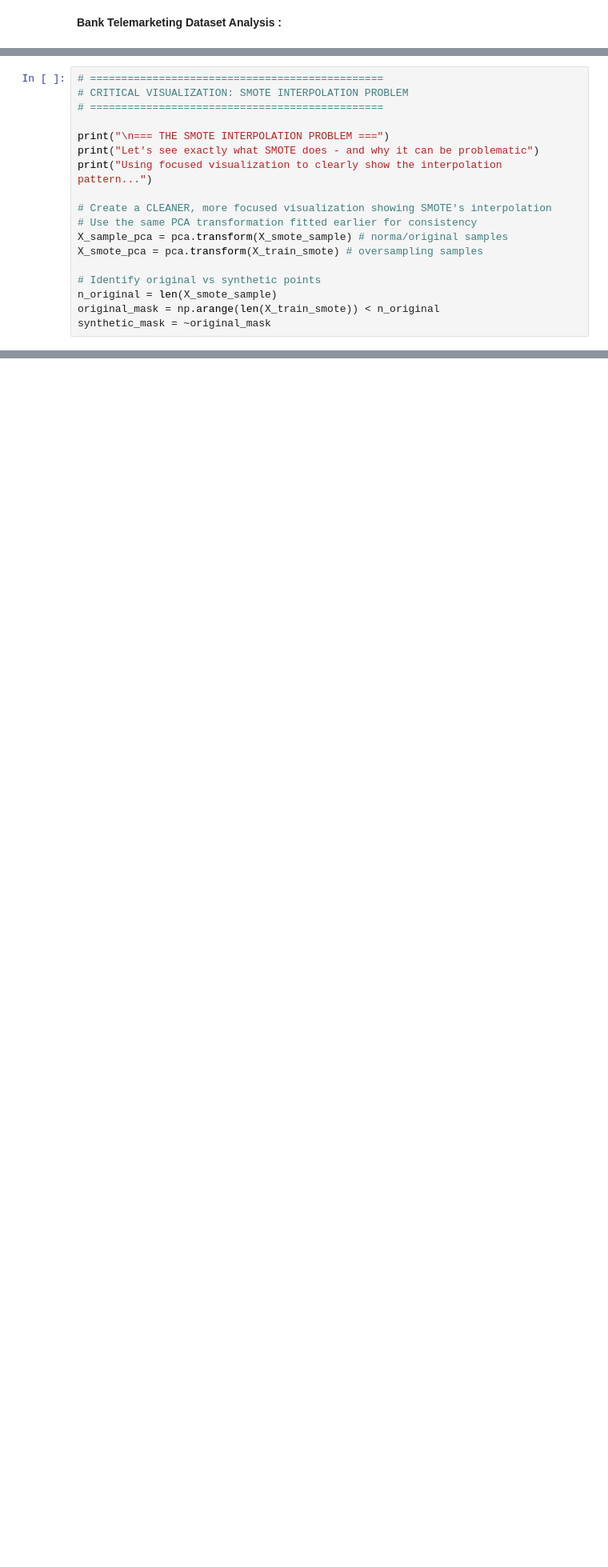
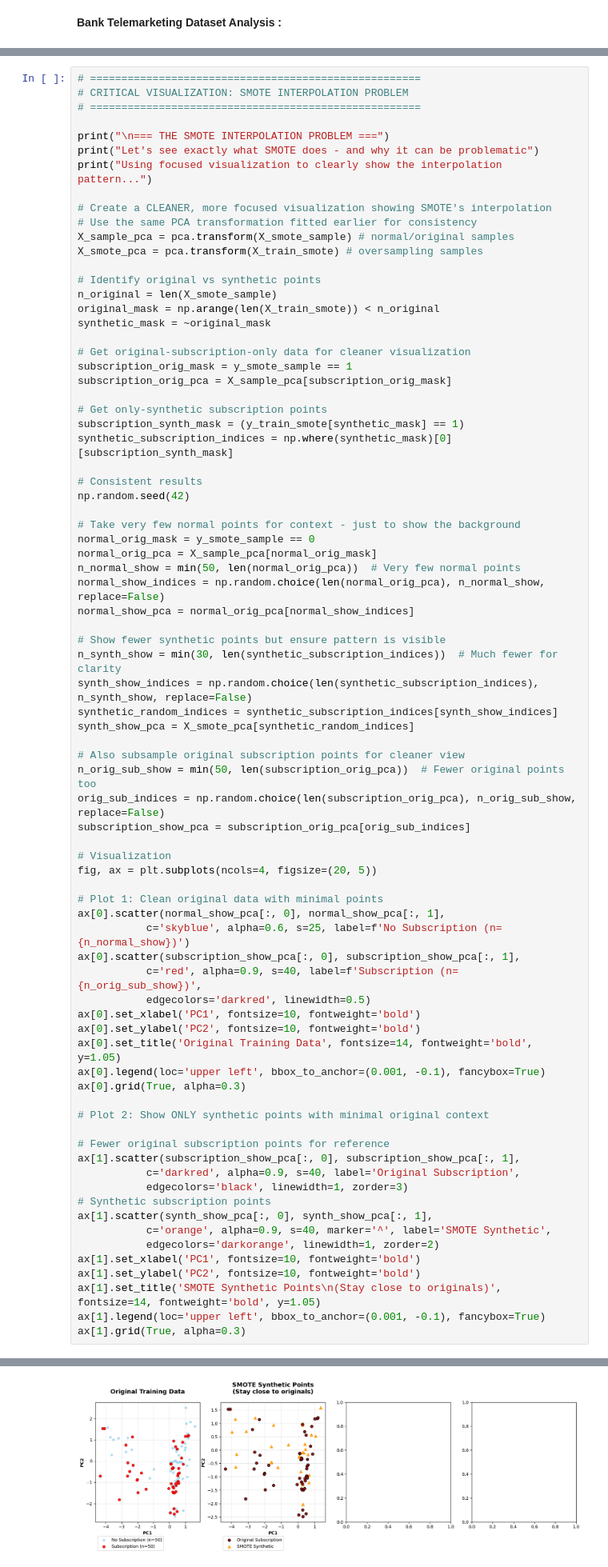
Before and after one commit to annugit1655/Bank-TeleMarketing, a Jupyter notebook: notebooks/05-handle-data-imbalance.ipynb, the cells around one changed output, grey strips where cells are left out. Shown at 80% size. Saved outputs shown, nothing was run; the diff lists cells and outputs as text; blank space fills up the shorter version.

```diff
--- a/notebooks/05-handle-data-imbalance.ipynb
+++ b/notebooks/05-handle-data-imbalance.ipynb
@@ -402,9 +479,9 @@ __Why SMOTE shows limitations:__
 # %% [markdown]
 ### **SMOTE Interpolation Problem: Visual Analysis**
 # %%
-# ===============================================
+# =====================================================
 # CRITICAL VISUALIZATION: SMOTE INTERPOLATION PROBLEM
-# ===============================================
+# =====================================================
 
 print("\n=== THE SMOTE INTERPOLATION PROBLEM ===")
 print("Let's see exactly what SMOTE does - and why it can be problematic")
@@ -412,10 +489,71 @@ print("Using focused visualization to clearly show the interpolation pattern..."
 
 # Create a CLEANER, more focused visualization showing SMOTE's interpolation
 # Use the same PCA transformation fitted earlier for consistency
-X_sample_pca = pca.transform(X_smote_sample) # norma/original samples
+X_sample_pca = pca.transform(X_smote_sample) # normal/original samples
 X_smote_pca = pca.transform(X_train_smote) # oversampling samples
 
 # Identify original vs synthetic points
 n_original = len(X_smote_sample)
 original_mask = np.arange(len(X_train_smote)) < n_original
 synthetic_mask = ~original_mask
+
+# Get original-subscription-only data for cleaner visualization
+subscription_orig_mask = y_smote_sample == 1
+subscription_orig_pca = X_sample_pca[subscription_orig_mask]
+
+# Get only-synthetic subscription points
+subscription_synth_mask = (y_train_smote[synthetic_mask] == 1)
+synthetic_subscription_indices = np.where(synthetic_mask)[0][subscription_synth_mask]
+
+# Consistent results
+np.random.seed(42)
+
+# Take very few normal points for context - just to show the background
+normal_orig_mask = y_smote_sample == 0
+normal_orig_pca = X_sample_pca[normal_orig_mask]
+n_normal_show = min(50, len(normal_orig_pca))  # Very few normal points
+normal_show_indices = np.random.choice(len(normal_orig_pca), n_normal_show, replace=False)
+normal_show_pca = normal_orig_pca[normal_show_indices]
+
+# Show fewer synthetic points but ensure pattern is visible
+n_synth_show = min(30, len(synthetic_subscription_indices))  # Much fewer for clarity
+synth_show_indices = np.random.choice(len(synthetic_subscription_indices), n_synth_show, replace=False)
+synthetic_random_indices = synthetic_subscription_indices[synth_show_indices]
+synth_show_pca = X_smote_pca[synthetic_random_indices]
+
+# Also subsample original subscription points for cleaner view
+n_orig_sub_show = min(50, len(subscription_orig_pca))  # Fewer original points too
+orig_sub_indices = np.random.choice(len(subscription_orig_pca), n_orig_sub_show, replace=False)
+subscription_show_pca = subscription_orig_pca[orig_sub_indices]
+
+# Visualization
+fig, ax = plt.subplots(ncols=4, figsize=(20, 5))
+
+# Plot 1: Clean original data with minimal points
+ax[0].scatter(normal_show_pca[:, 0], normal_show_pca[:, 1],
+           c='skyblue', alpha=0.6, s=25, label=f'No Subscription (n={n_normal_show})')
+ax[0].scatter(subscription_show_pca[:, 0], subscription_show_pca[:, 1],
+           c='red', alpha=0.9, s=40, label=f'Subscription (n={n_orig_sub_show})',
+           edgecolors='darkred', linewidth=0.5)
+ax[0].set_xlabel('PC1', fontsize=10, fontweight='bold')
+ax[0].set_ylabel('PC2', fontsize=10, fontweight='bold')
+ax[0].set_title('Original Training Data', fontsize=14, fontweight='bold', y=1.05)
+ax[0].legend(loc='upper left', bbox_to_anchor=(0.001, -0.1), fancybox=True)
+ax[0].grid(True, alpha=0.3)
+
+# Plot 2: Show ONLY synthetic points with minimal original context
+
+# Fewer original subscription points for reference
+ax[1].scatter(subscription_show_pca[:, 0], subscription_show_pca[:, 1],
+           c='darkred', alpha=0.9, s=40, label='Original Subscription',
+           edgecolors='black', linewidth=1, zorder=3)
+# Synthetic subscription points
+ax[1].scatter(synth_show_pca[:, 0], synth_show_pca[:, 1],
+           c='orange', alpha=0.9, s=40, marker='^', label='SMOTE Synthetic',
+           edgecolors='darkorange', linewidth=1, zorder=2)
+ax[1].set_xlabel('PC1', fontsize=10, fontweight='bold')
+ax[1].set_ylabel('PC2', fontsize=10, fontweight='bold')
+ax[1].set_title('SMOTE Synthetic Points\n(Stay close to originals)', fontsize=14, fontweight='bold', y=1.05)
+ax[1].legend(loc='upper left', bbox_to_anchor=(0.001, -0.1), fancybox=True)
+ax[1].grid(True, alpha=0.3)
+# %% [output]
@@ -421,0 +563 @@ synthetic_mask = ~original_mask
+[figure, added]
```
Also changed, not shown: parts of 15 cells of this notebook.
